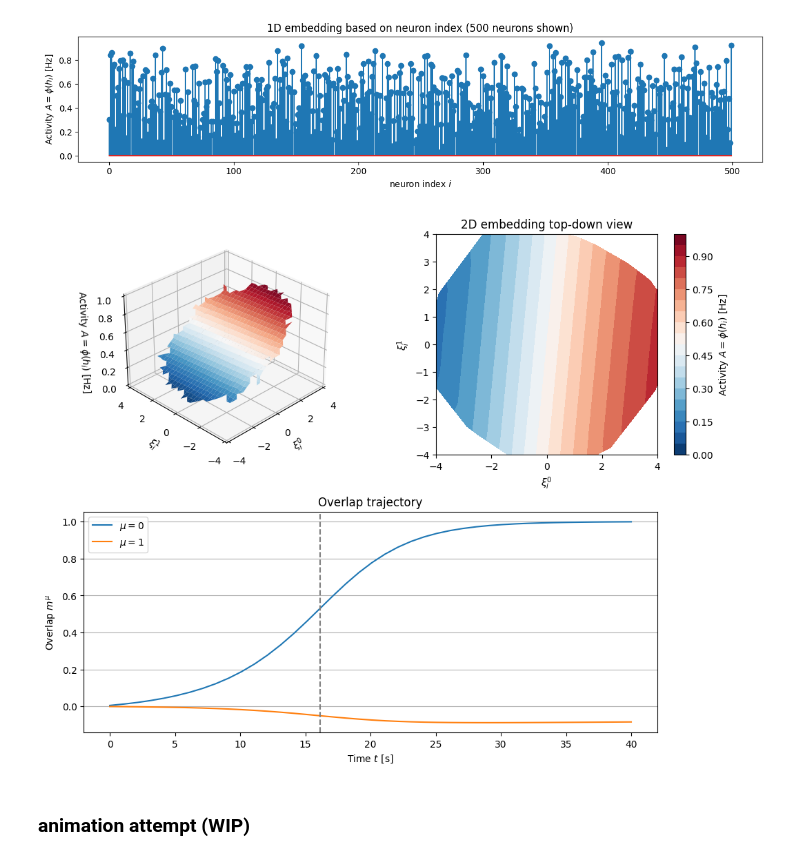
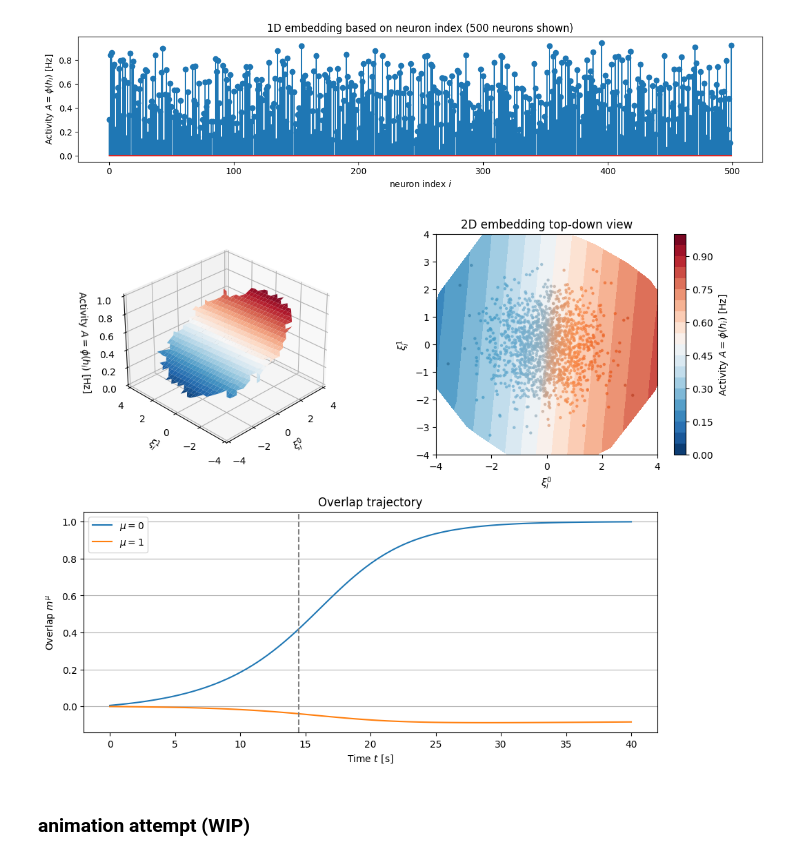
Before and after one commit to ninivert/lcnthesis, a Jupyter notebook: notebooks/embedding_d=2.ipynb, the cells around one changed output. Drawn from its saved outputs; the diff is of its cells as text; code cells hidden in the pictures.

Commit message:
finite N effects + scatter neurons on top of visualization

```diff
--- a/notebooks/embedding_d=2.ipynb
+++ b/notebooks/embedding_d=2.ipynb
@@ -16,7 +13,7 @@ from utils import *
 # %%
 F, G = make_F_G_valentin(p=2, N=100_000, phi=sigmoid)
 phi = sigmoid
-I_ext = lambda t: 0
+I_ext = zero
 # %%
 rnn = LowRankRNN(F, G, phi, I_ext)
 # %% [markdown]
@@ -205,7 +204,9 @@ plt.show()
 [figure]
 # %%
 activity = phi(res.y)
-idt = 20
+idt = 40
+Nmax = 1500
+cmap = mpl.colormaps['RdBu_r']
 
 plt.close('all')
 fig, axes = plt.subplot_mosaic([
@@ -217,6 +218,12 @@ fig, axes = plt.subplot_mosaic([
 
 contour = axes['b'].tricontourf(rnn.F[:, 0], rnn.F[:, 1], activity[:, idt], levels=np.linspace(0, 1, 20+1), cmap='RdBu_r')
 cbar = fig.colorbar(contour, ax=axes['b'], label='Activity $A = \\phi(h_i)$ [Hz]')
+
+# few points
+# sc = axes['b'].scatter(rnn.F[:Nmax, 0], rnn.F[:Nmax, 1], s=20, c=cmap(activity[:Nmax, idt]), edgecolors=[ scale_lightness(c[:3], 0.7) for c in cmap(activity[:Nmax, idt]) ])
+# dense points
+sc = axes['b'].scatter(rnn.F[:Nmax, 0], rnn.F[:Nmax, 1], s=5, facecolors=[ scale_lightness(c[:3], 0.7) for c in cmap(activity[:Nmax, idt]) ], edgecolor=None, alpha=0.6)
+# sc = axes['b'].scatter(rnn.F[:Nmax, 0], rnn.F[:Nmax, 1], s=5, c=cmap(activity[:Nmax, idt]), edgecolors=[ scale_lightness(c[:3], 0.7) for c in cmap(activity[:Nmax, idt]) ], linewidth=0.5)
 
 axes['b'].set_title('2D embedding top-down view')
 axes['b'].set_xlabel('$\\xi^0_i$')
@@ -225,34 +232,37 @@ axes['b'].set_xlim((-4, 4))
 axes['b'].set_ylim((-4, 4))
 axes['b'].set_aspect('equal')
 
 # 3d plotting
 
 ss = axes['a'].get_subplotspec()
 axes['a'].remove()
 axes['a'] = fig.add_subplot(ss, projection='3d')  # replace by 3D axis
 
 # note : when we plot the bins, we have [y, x] indexing, so we need to invert the x and y arguments here
 bins = stats.binned_statistic_2d(rnn.F[:, 1], rnn.F[:, 0], activity[:, idt], statistic='mean', bins=30, range=((-4, 4), (-4, 4)))
 xx, yy = np.meshgrid(midpoints(bins.x_edge), midpoints(bins.y_edge))
 surf = axes['a'].plot_surface(xx, yy, bins.statistic, cmap='RdBu_r')
+# 3-D scatter plot disappears when overlaid over a 3-D surface plot.
+# https://github.com/matplotlib/matplotlib/issues/7684/
+# sc3d = axes['a'].scatter(rnn.F[:Nmax, 0], rnn.F[:Nmax, 1], activity[:Nmax, idt], s=100, facecolor=cmap(activity[:Nmax, idt]), edgecolor='k', zorder=100)
 
 axes['a'].set_zlim((0, 1))
 axes['a'].set_xlim((-4, 4))
 axes['a'].set_ylim((-4, 4))
 axes['a'].set_xlabel('$\\xi^0_i$')
 axes['a'].set_ylabel('$\\xi^1_i$')
 axes['a'].set_zlabel('Activity $A = \\phi(h_i)$ [Hz]')
 axes['a'].view_init(azim=180+45)
 # axes['a'].set_title('3D view')
 
 # trajectory
 
 plot_overlap_trajectory(rnn, res, figax=(fig, axes['m']))
 axes['m'].axvline(res.t[idt], color='tab:gray', linestyle='--')
 
 plt.show()
 # %% [output]
-[figure, old version]
+[figure, new version]
 # %% [markdown]
 ### animation attempt (WIP)
 # %%
```
Also changed, not shown: parts of 4 cells of this notebook, 6 other files.
